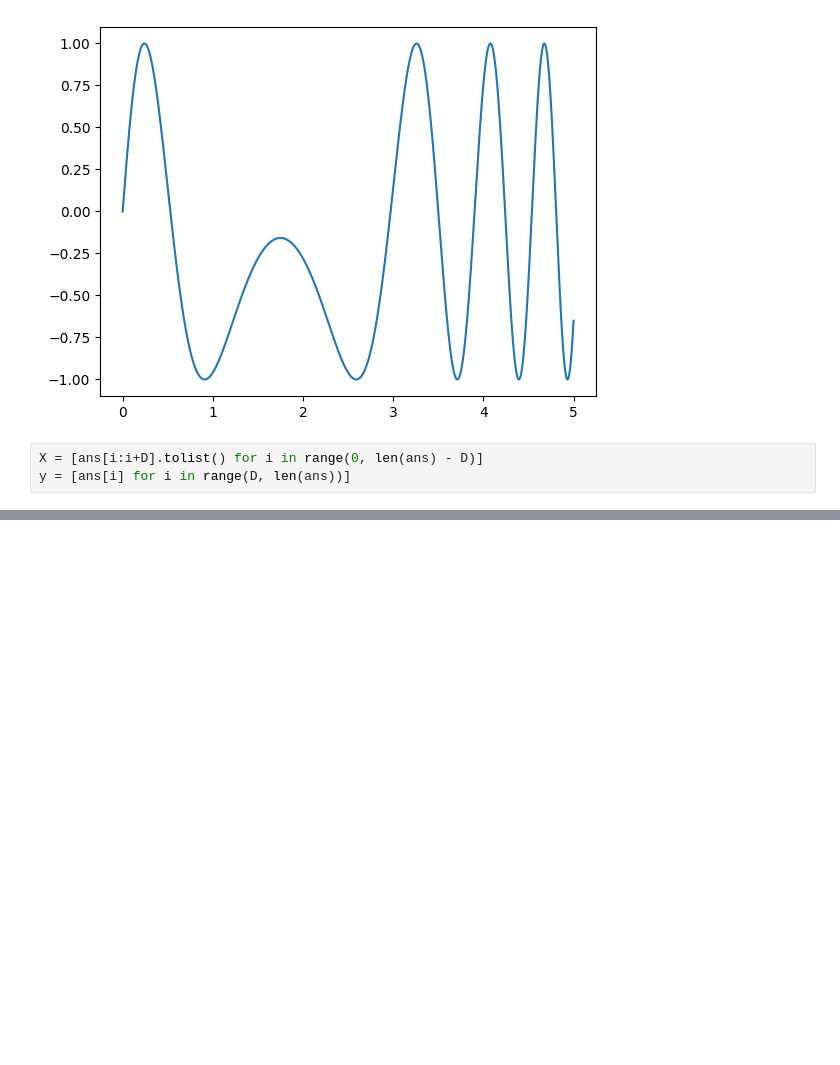
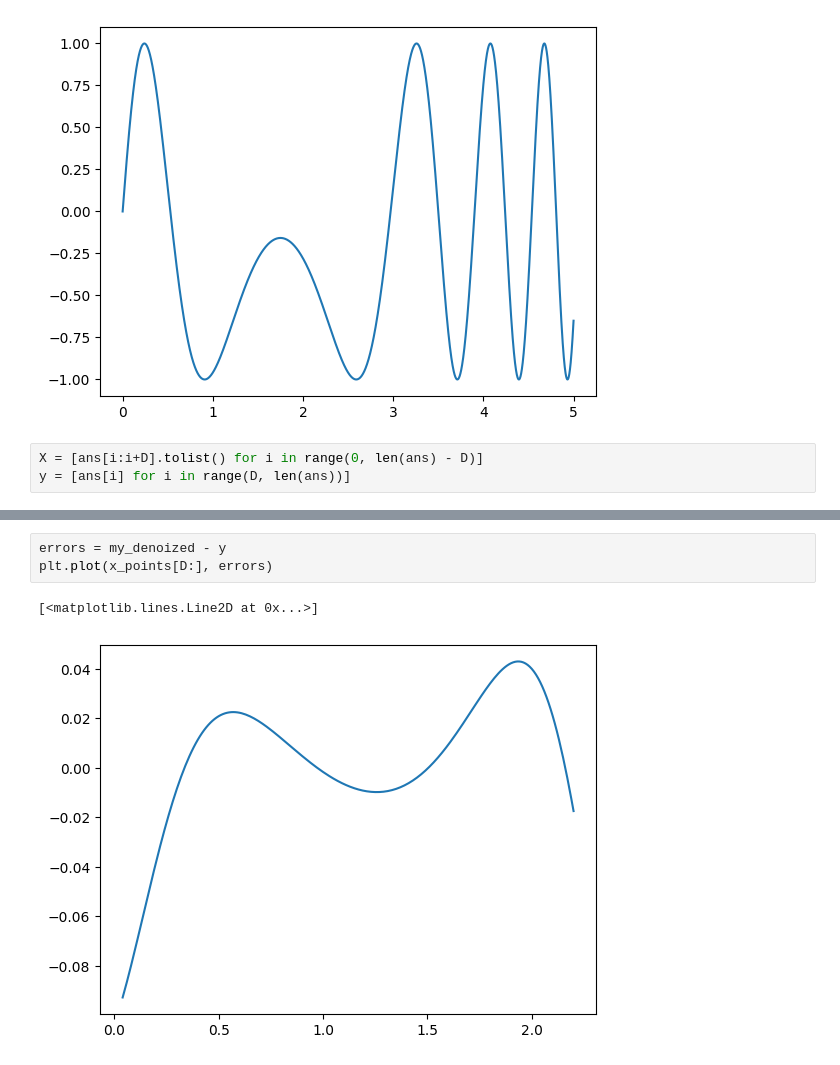
Before and after one commit to gametwix/Neuroinformatics, a Jupyter notebook: Lab2/main.ipynb, the cells around one changed output, grey strips where cells are left out. Drawn from its saved outputs; the diff is of its cells as text; blank space fills up the shorter version.

```diff
--- a/Lab2/main.ipynb
+++ b/Lab2/main.ipynb
@@ -68,0 +146,6 @@ plt.plot(ans_x[D:], errors)
+# %%
+errors = my_denoized - y
+plt.plot(x_points[D:], errors)
+# %% [output]
+[<matplotlib.lines.Line2D at 0x...>]
+[figure, added]
```
Also changed, not shown: parts of 15 cells of this notebook.
